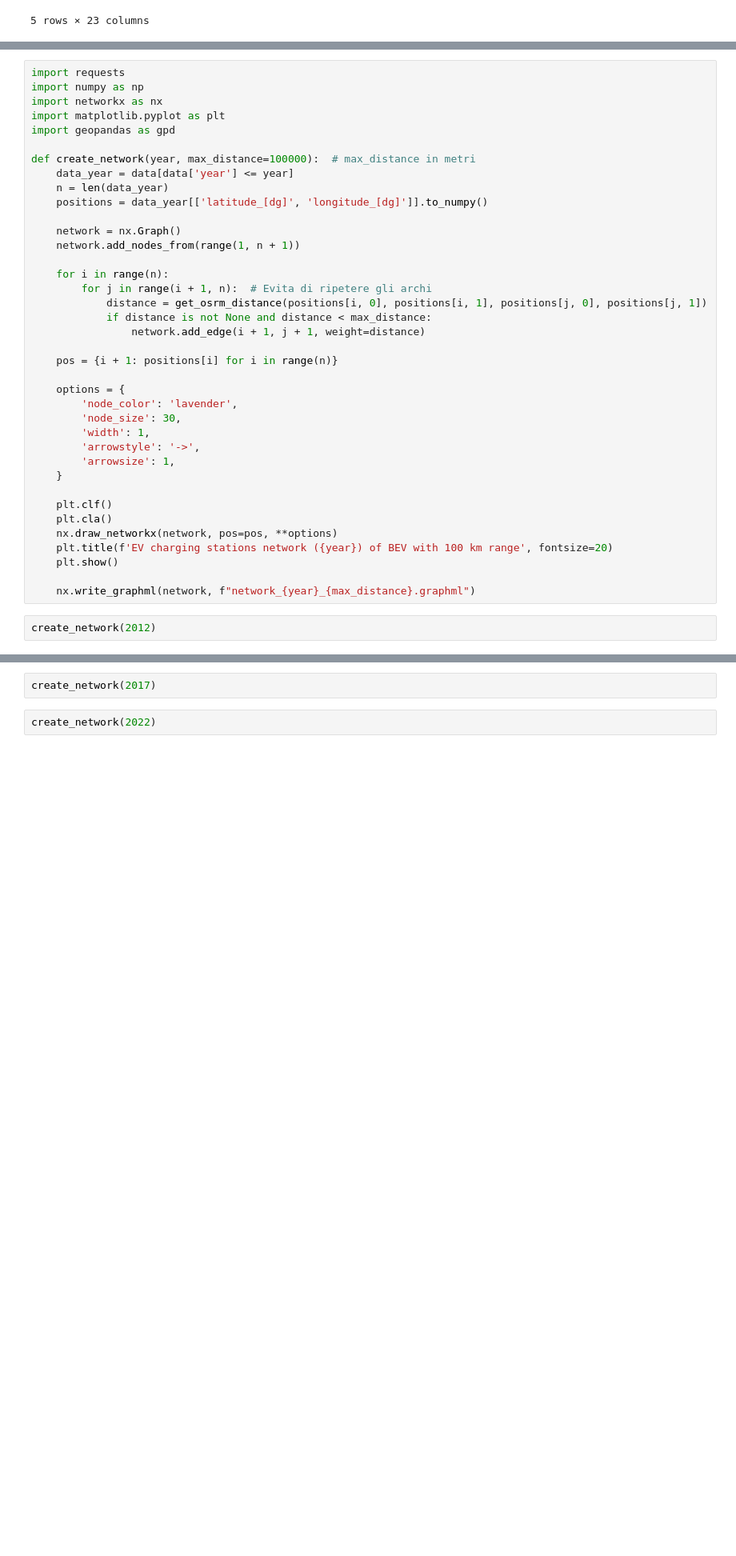
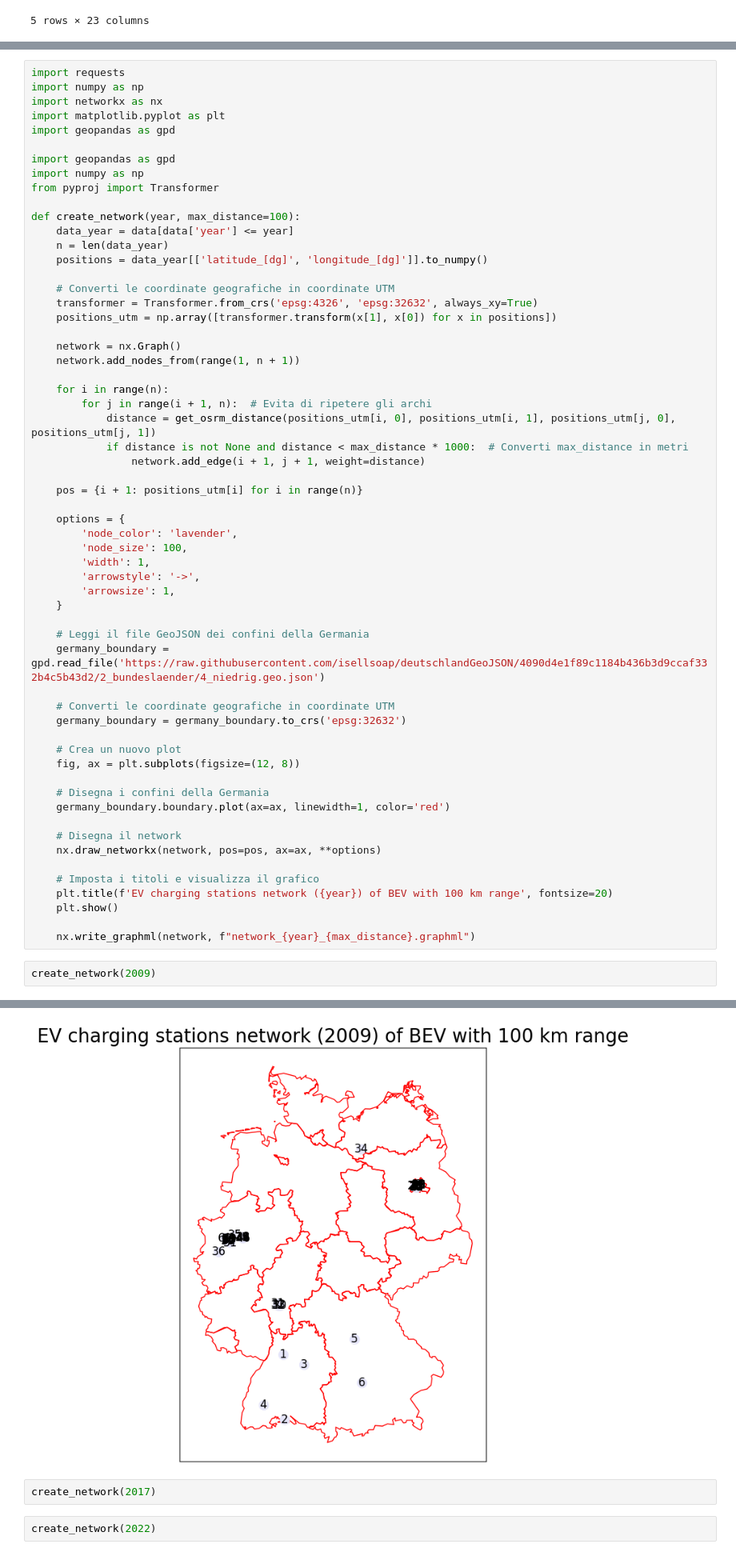
Before and after one commit to GiovanniFilomeno/DataAnalytics_Thesis, a Jupyter notebook: network_generation.ipynb, the cells around one changed output, grey strips where cells are left out. Shown at 80% size. Cells and saved outputs as stored; diff of their text form; blank space fills up the shorter version.

Commit message:
distances updated until 2009

```diff
--- a/network_generation.ipynb
+++ b/network_generation.ipynb
@@ -65,37 +65,58 @@ import networkx as nx
 import matplotlib.pyplot as plt
 import geopandas as gpd
 
-def create_network(year, max_distance=100000):  # max_distance in metri
+import geopandas as gpd
+import numpy as np
+from pyproj import Transformer
+
+def create_network(year, max_distance=100):
     data_year = data[data['year'] <= year]
     n = len(data_year)
     positions = data_year[['latitude_[dg]', 'longitude_[dg]']].to_numpy()
+
+    # Converti le coordinate geografiche in coordinate UTM
+    transformer = Transformer.from_crs('epsg:4326', 'epsg:32632', always_xy=True)
+    positions_utm = np.array([transformer.transform(x[1], x[0]) for x in positions])
 
     network = nx.Graph()
     network.add_nodes_from(range(1, n + 1))
 
     for i in range(n):
         for j in range(i + 1, n):  # Evita di ripetere gli archi
-            distance = get_osrm_distance(positions[i, 0], positions[i, 1], positions[j, 0], positions[j, 1])
-            if distance is not None and distance < max_distance:
+            distance = get_osrm_distance(positions_utm[i, 0], positions_utm[i, 1], positions_utm[j, 0], positions_utm[j, 1])
+            if distance is not None and distance < max_distance * 1000:  # Converti max_distance in metri
                 network.add_edge(i + 1, j + 1, weight=distance)
 
-    pos = {i + 1: positions[i] for i in range(n)}
+    pos = {i + 1: positions_utm[i] for i in range(n)}
 
     options = {
         'node_color': 'lavender',
-        'node_size': 30,
+        'node_size': 100,
         'width': 1,
         'arrowstyle': '->',
         'arrowsize': 1,
     }
 
-    plt.clf()
-    plt.cla()
-    nx.draw_networkx(network, pos=pos, **options)
+    # Leggi il file GeoJSON dei confini della Germania
+    germany_boundary = gpd.read_file('https://raw.githubusercontent.com/isellsoap/deutschlandGeoJSON/4090d4e1f89c1184b436b3d9ccaf332b4c5b43d2/2_bundeslaender/4_niedrig.geo.json')
+
+    # Converti le coordinate geografiche in coordinate UTM
+    germany_boundary = germany_boundary.to_crs('epsg:32632')
+
+    # Crea un nuovo plot
+    fig, ax = plt.subplots(figsize=(12, 8))
+
+    # Disegna i confini della Germania
+    germany_boundary.boundary.plot(ax=ax, linewidth=1, color='red')
+
+    # Disegna il network
+    nx.draw_networkx(network, pos=pos, ax=ax, **options)
+
+    # Imposta i titoli e visualizza il grafico
     plt.title(f'EV charging stations network ({year}) of BEV with 100 km range', fontsize=20)
     plt.show()
 
     nx.write_graphml(network, f"network_{year}_{max_distance}.graphml")
 # %%
-create_network(2012)
+create_network(2009)
 # %% [output]
@@ -103,3 +123,4 @@ KeyboardInterrupt:
+[figure, added]
 # %%
 create_network(2017)
 # %%
```
Also changed, not shown: parts of 1 cell of this notebook, 1 other file.
